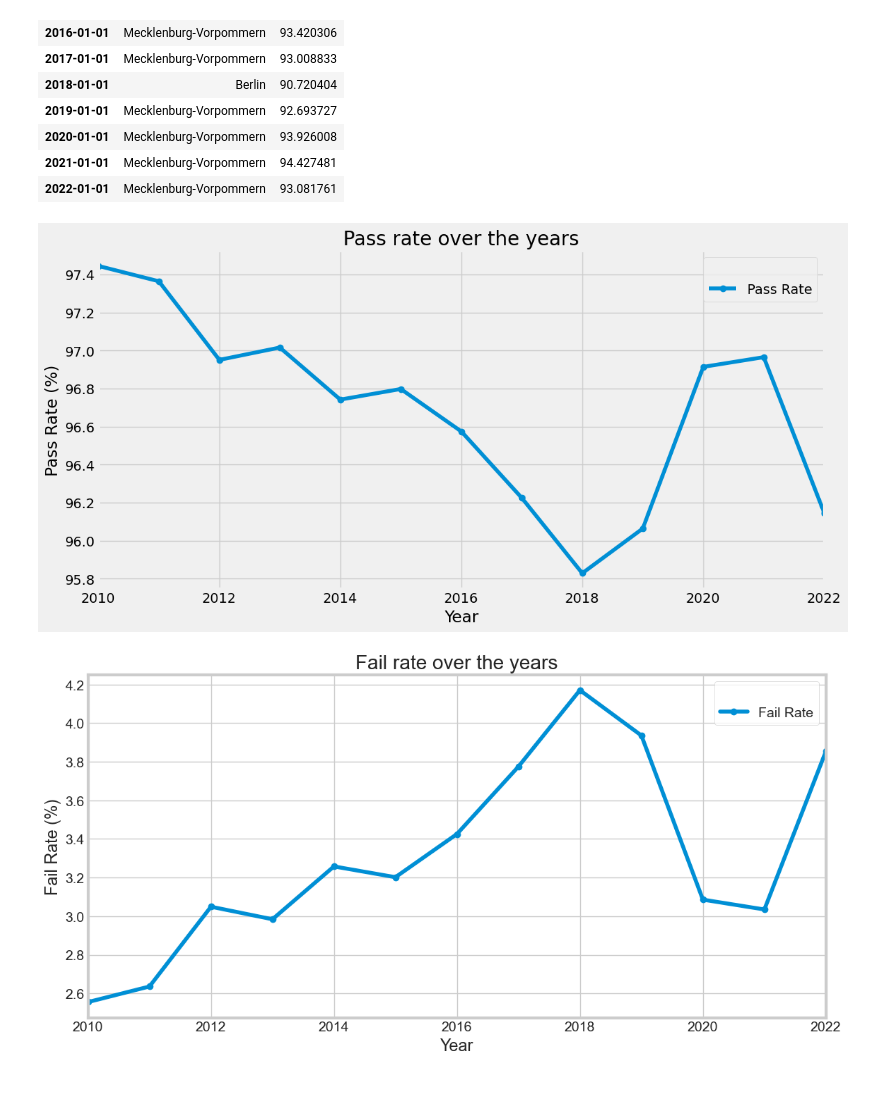
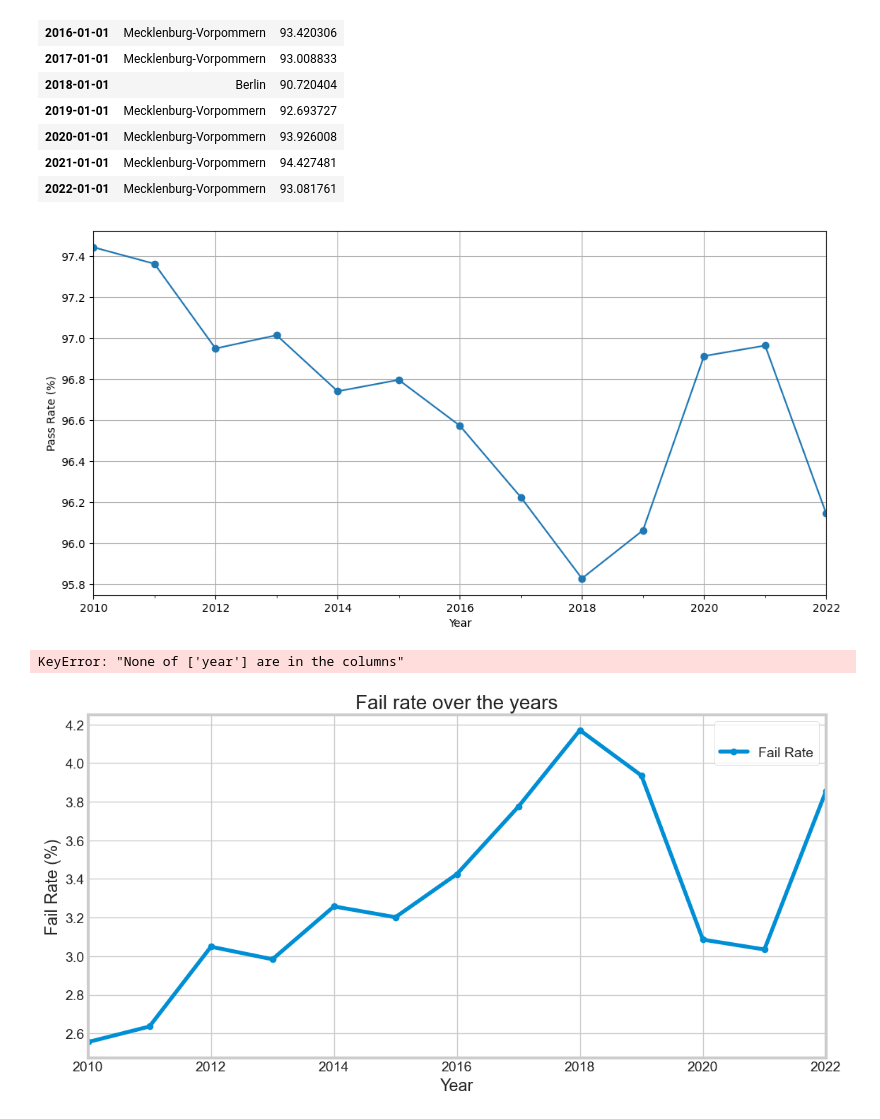
Before and after one commit to Stargazer-ger/capstone_project_hh_23_1, a Jupyter notebook: eda_capstone_exams_kk.ipynb, the cells around one changed output. Saved outputs shown, nothing was run; the diff lists cells and outputs as text; code cells hidden in the pictures; blank space fills up the shorter version.

```diff
--- a/eda_capstone_exams_kk.ipynb
+++ b/eda_capstone_exams_kk.ipynb
@@ -188,25 +189,55 @@ state_with_lowest_pass_rate
 # %%
 # Group by year and sum the columns
 df_sum = exams_concat.groupby('year').sum()
 
 # Calculate overall pass rate
 df_sum['Pass Rate'] = (df_sum['Passed Examinations'] / df_sum['Examinations Total']) * 100
 
 # Extract year and pass rate columns
 df_pass_rate = df_sum[['Pass Rate']]
 
 # Convert year column to datetime
 df_pass_rate.index = pd.to_datetime(df_pass_rate.index)
 
 # Plot the pass rate over the years
 df_pass_rate.plot(kind='line', marker='o', figsize=(12, 6))
-plt.title('Pass rate over the years')
+#plt.title('Pass')
 plt.xlabel('Year')
+plt.legend().remove()
 plt.ylabel('Pass Rate (%)')
 plt.grid(True)
 plt.show()
 # %% [output]
-[figure, old version]
+[figure, new version]
+# %%
+df = exams_concat
+
+# Set year column as index
+df.set_index('year', inplace=True)
+
+# Define ARIMA model
+model = ARIMA(df['Pass rate'], order=(1, 0, 0))
+model_fit = model.fit()
+
+# Predict pass rate for year 2023
+start_date = pd.datetime(2023, 1, 1)
+end_date = pd.datetime(2023, 12, 31)
+predictions = model_fit.predict(start=start_date, end=end_date)
+
+# Concatenate historical and predicted data
+df_pred = pd.concat([df, pd.DataFrame(predictions, columns=['Pass rate'])])
+
+# Plot historical and predicted pass rates
+plt.figure(figsize=(12, 6))
+plt.plot(df_pred.index, df_pred['Pass rate'], label='Historical Pass Rate')
+plt.scatter(predictions.index, predictions.values, c='r', marker='o', label='Predicted Pass Rate')
+plt.xlabel('Year')
+plt.ylabel('Pass Rate')
+plt.title('Pass Rate Prediction for Year 2023')
+plt.legend()
+plt.show()
+# %% [output]
+KeyError: "None of ['year'] are in the columns"
 # %%
 # Group by year and sum the columns
 df_sum = exams_concat.groupby('year').sum()
```
Also changed, not shown: parts of 6 cells of this notebook, 3 other files.
